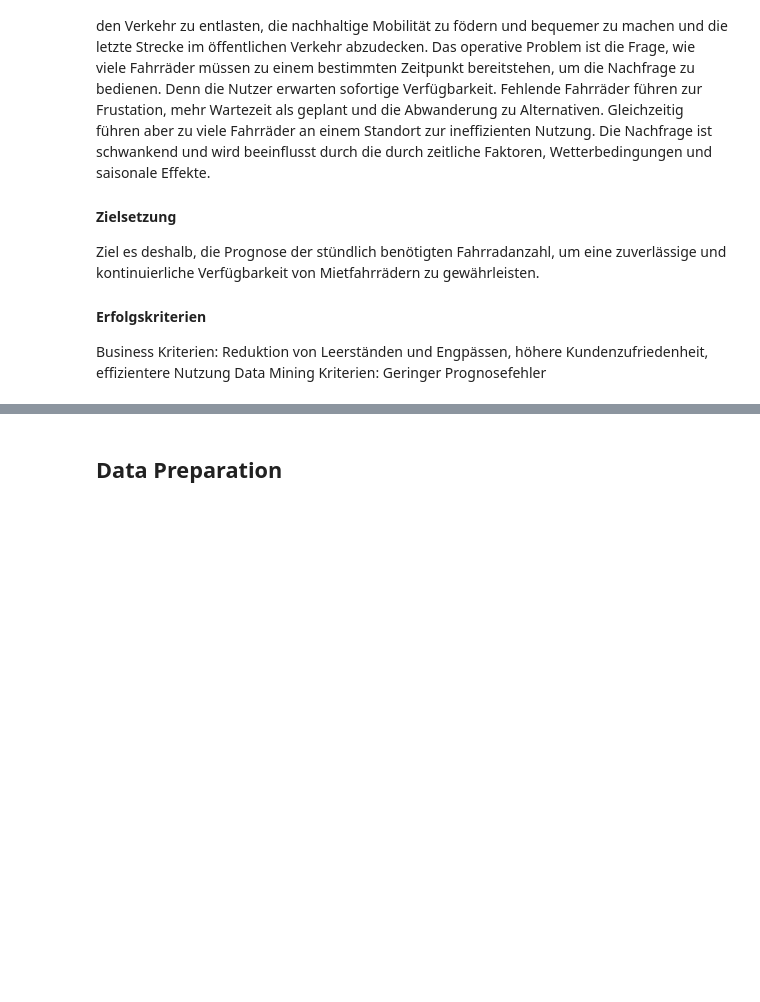
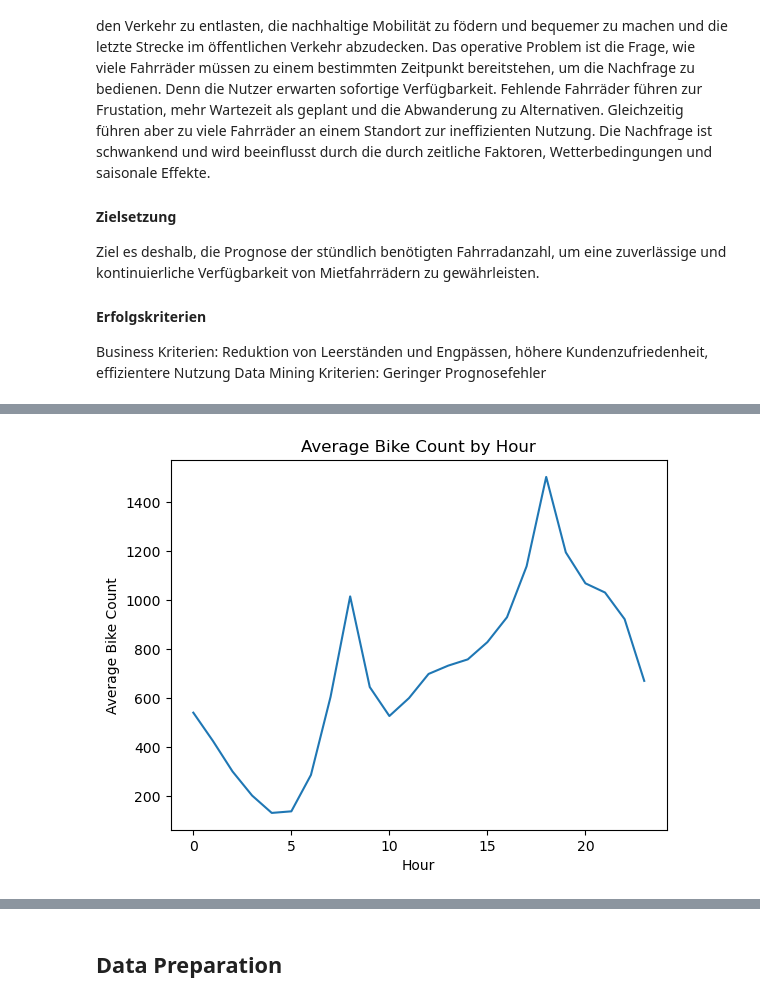
Before and after one commit to robbiesumner/DHBW-Machine-Learning-R2-D2, a Jupyter notebook: notebook.ipynb, the cells around one changed output, grey strips where cells are left out. Saved outputs shown, nothing was run; the diff lists cells and outputs as text; code cells hidden in the pictures; blank space fills up the shorter version.

Commit message:
add visuals to data exploration

```diff
--- a/notebook.ipynb
+++ b/notebook.ipynb
@@ -69,3 +98,12 @@ data.describe()
 | 50% | 504.500000 | 11.500000 | 13.700000 | 57.000000 | 1.500000 | 1698.000000 | ... |
 | 75% | 1065.250000 | 17.250000 | 22.500000 | 74.000000 | 2.300000 | 2000.000000 | ... |
 | max | 3556.000000 | 23.000000 | 39.400000 | 98.000000 | 7.400000 | 2000.000000 | ... |
+# %%
+avg_on_hour = data.groupby("Hour")["Rented Bike Count"].mean()
+plt.plot(avg_on_hour.index, avg_on_hour.values)
+plt.title("Average Bike Count by Hour")
+plt.xlabel("Hour")
+plt.ylabel("Average Bike Count")
+plt.show()
+# %% [output]
+[figure, added]
```
Also changed, not shown: parts of 13 cells of this notebook, 1 other file.
